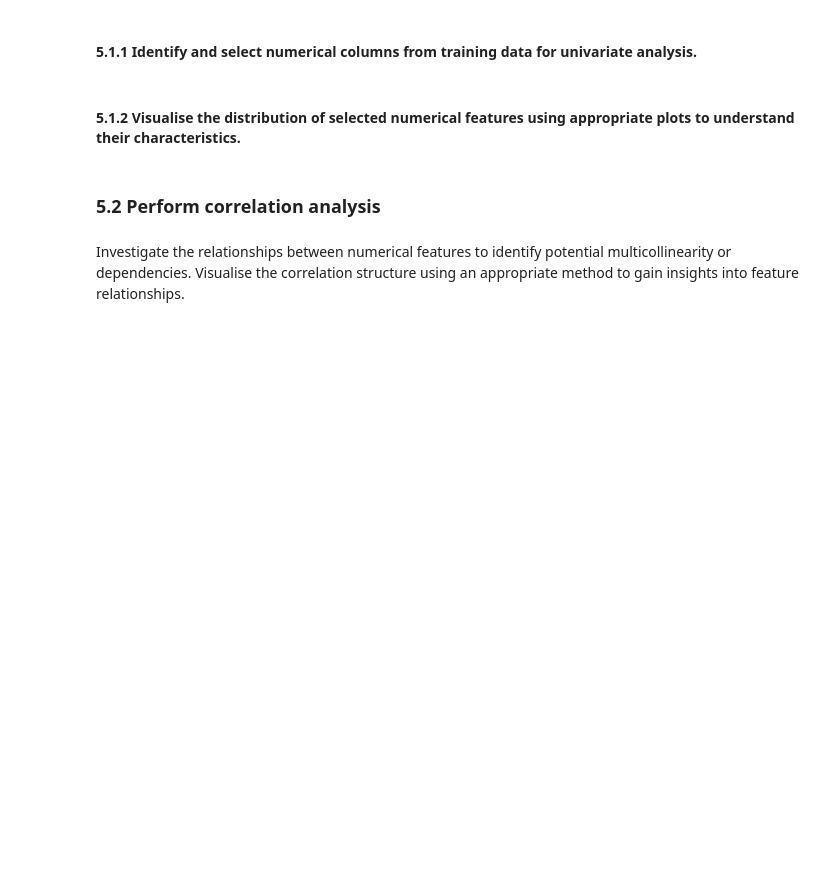
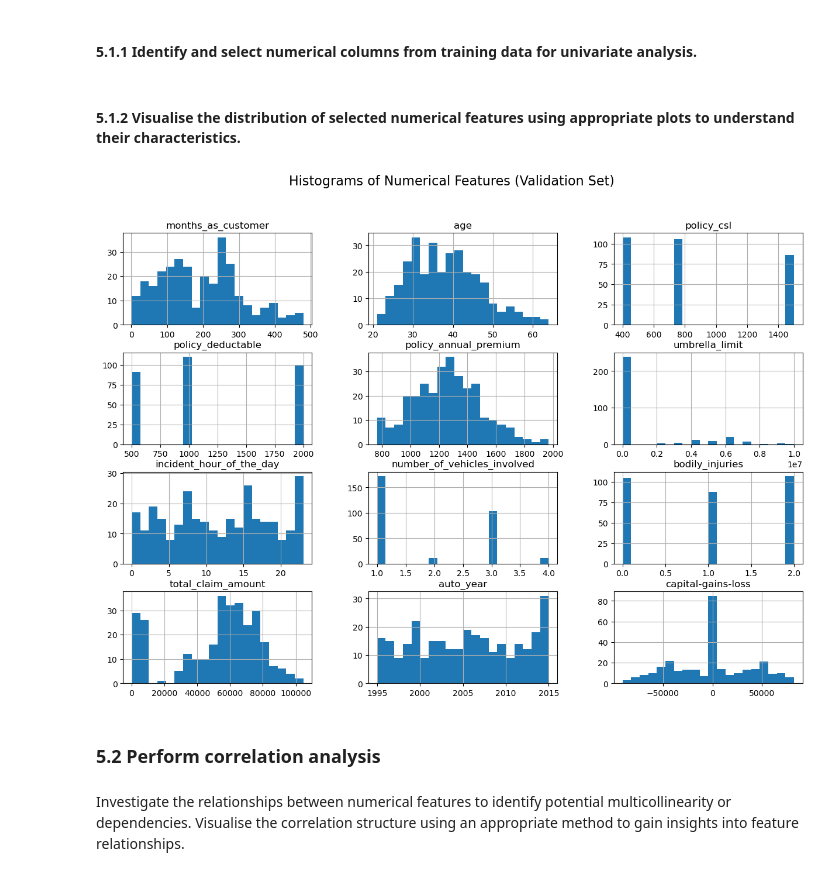
Before and after one commit to maheshh22/Logistic_regression, a Jupyter notebook: Fraudulent_Claim_Detection_Starter.ipynb, the cells around one changed output. Cells and saved outputs as stored; diff of their text form; code cells hidden in the pictures; blank space fills up the shorter version.

```diff
--- a/Fraudulent_Claim_Detection_Starter.ipynb
+++ b/Fraudulent_Claim_Detection_Starter.ipynb
@@ -745,6 +746,11 @@ plt.show()
 #### **5.1.2** Visualise the distribution of selected numerical features using appropriate plots to understand their characteristics.
 # %%
 # Plot all the numerical columns to understand their distribution
+X_test[numerical_cols].hist(bins=20, figsize=(15, 10))
+plt.suptitle('Histograms of Numerical Features (Validation Set)', fontsize=16)
+plt.show()
+# %% [output]
+[figure, added]
 # %% [markdown]
 ### **5.2 Perform correlation analysis**
 # %% [markdown]
```
Also changed, not shown: parts of 36 cells of this notebook.
